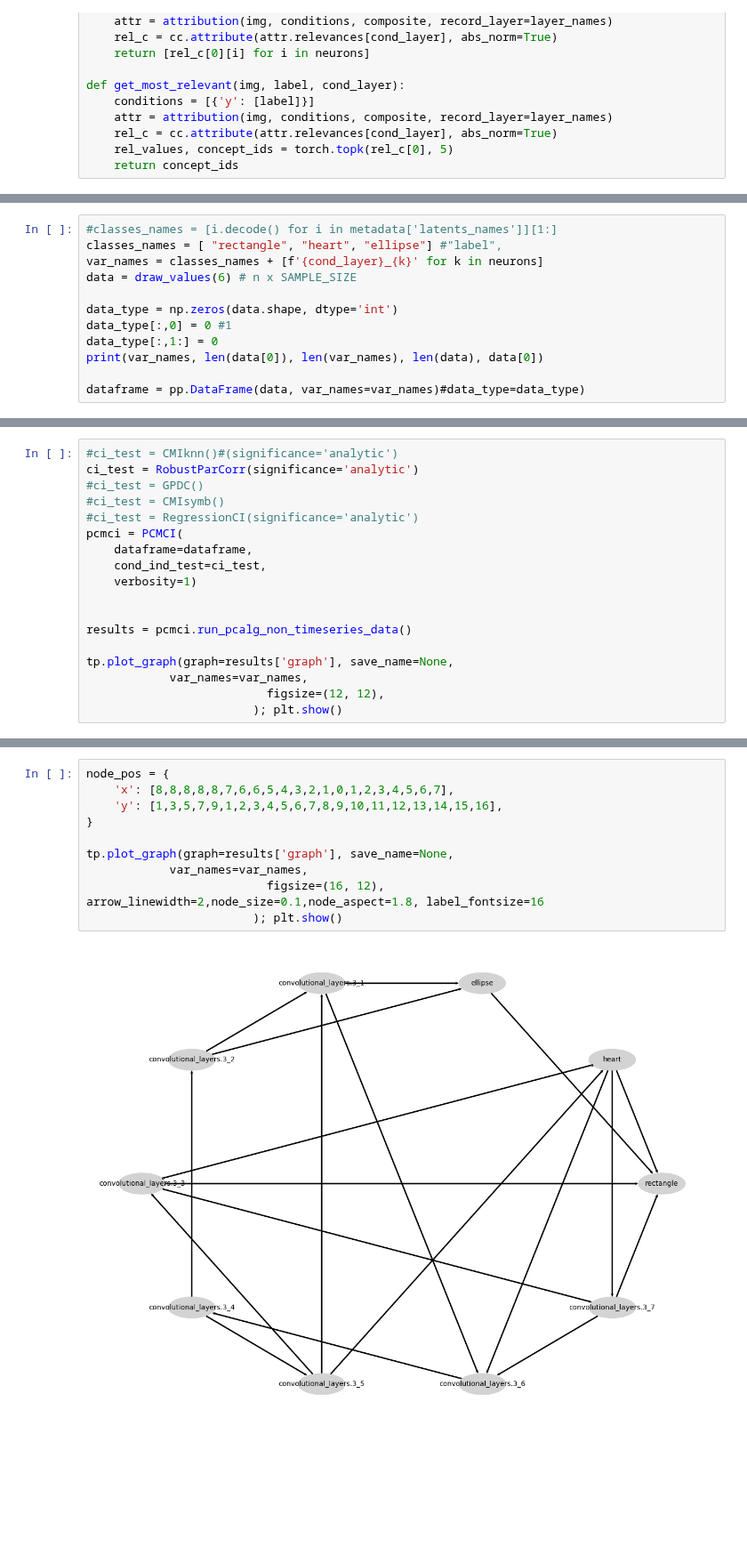
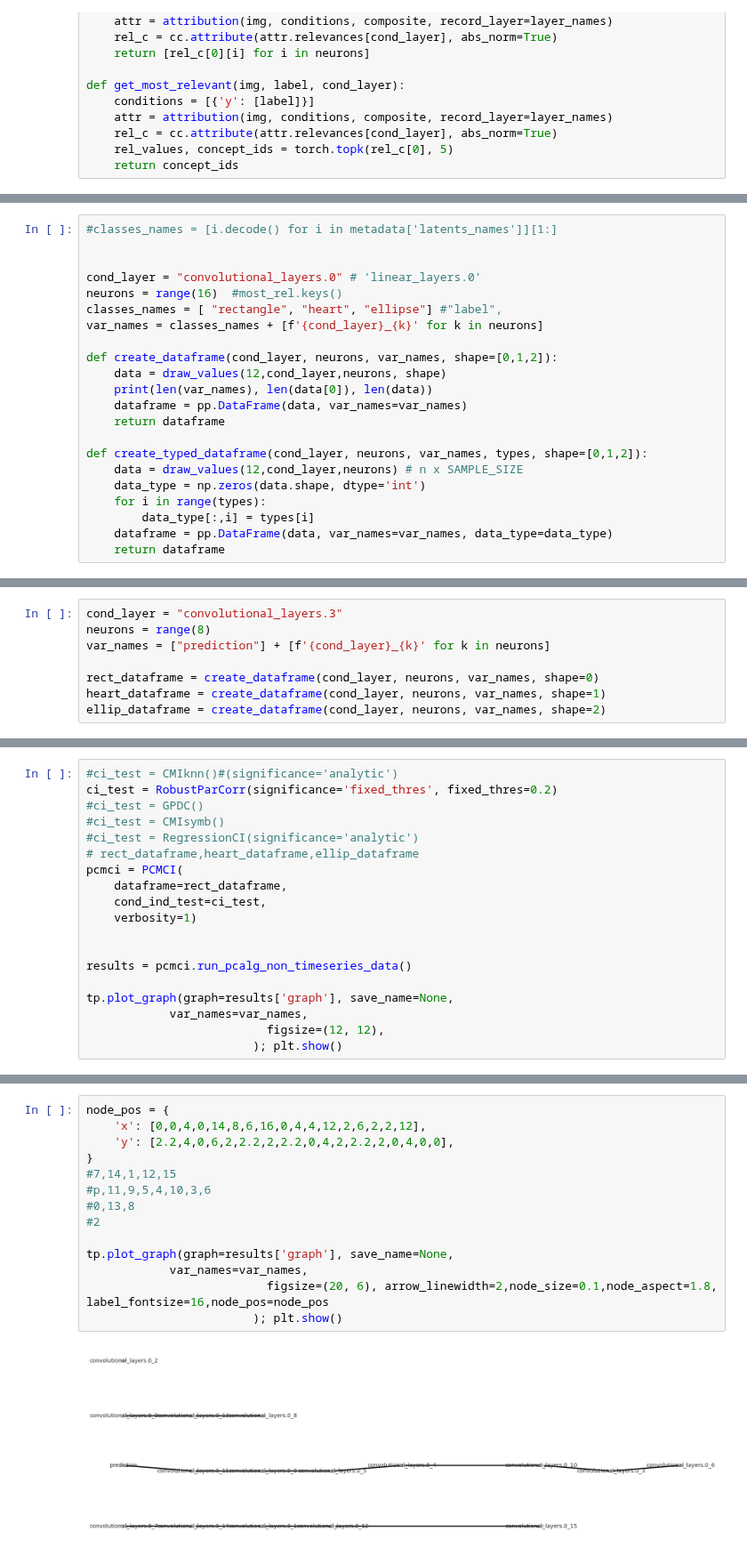
Before and after one commit to lillijo/xai-evaluation-master-thesis, a Jupyter notebook: causalCRP.ipynb, the cells around one changed output, grey strips where cells are left out. Shown at 89% size. Saved outputs shown, nothing was run; the diff lists cells and outputs as text; blank space fills up the shorter version.

```diff
--- a/causalCRP.ipynb
+++ b/causalCRP.ipynb
@@ -469,13 +466,23 @@ def draw_values(size):
     return np.array(variables, dtype=np.float64)
 # %%
 #classes_names = [i.decode() for i in metadata['latents_names']][1:]
+
+
+cond_layer = "convolutional_layers.0" # 'linear_layers.0'
+neurons = range(16)  #most_rel.keys()
 classes_names = [ "rectangle", "heart", "ellipse"] #"label",
 var_names = classes_names + [f'{cond_layer}_{k}' for k in neurons]
-data = draw_values(6) # n x SAMPLE_SIZE
 
-data_type = np.zeros(data.shape, dtype='int')
-data_type[:,0] = 0 #1
-data_type[:,1:] = 0
-print(var_names, len(data[0]), len(var_names), len(data), data[0])
+def create_dataframe(cond_layer, neurons, var_names, shape=[0,1,2]):
+    data = draw_values(12,cond_layer,neurons, shape)
+    print(len(var_names), len(data[0]), len(data))
+    dataframe = pp.DataFrame(data, var_names=var_names)
+    return dataframe
 
-dataframe = pp.DataFrame(data, var_names=var_names)#data_type=data_type)
+def create_typed_dataframe(cond_layer, neurons, var_names, types, shape=[0,1,2]):
+    data = draw_values(12,cond_layer,neurons) # n x SAMPLE_SIZE
+    data_type = np.zeros(data.shape, dtype='int')
+    for i in range(types):
+        data_type[:,i] = types[i]
+    dataframe = pp.DataFrame(data, var_names=var_names, data_type=data_type)
+    return dataframe
@@ -484,0 +489,8 @@ dataframe = pp.DataFrame(data, var_names=var_names)#data_type=data_type)
+# %%
+cond_layer = "convolutional_layers.3"
+neurons = range(8)
+var_names = ["prediction"] + [f'{cond_layer}_{k}' for k in neurons]
+
+rect_dataframe = create_dataframe(cond_layer, neurons, var_names, shape=0)
+heart_dataframe = create_dataframe(cond_layer, neurons, var_names, shape=1)
+ellip_dataframe = create_dataframe(cond_layer, neurons, var_names, shape=2)
@@ -497,11 +513,12 @@ plt.show()
 # %%
 #ci_test = CMIknn()#(significance='analytic')
-ci_test = RobustParCorr(significance='analytic')
+ci_test = RobustParCorr(significance='fixed_thres', fixed_thres=0.2)
 #ci_test = GPDC()
 #ci_test = CMIsymb()
 #ci_test = RegressionCI(significance='analytic')
+# rect_dataframe,heart_dataframe,ellip_dataframe
 pcmci = PCMCI(
-    dataframe=dataframe,
+    dataframe=rect_dataframe,
     cond_ind_test=ci_test,
     verbosity=1)
 
@@ -527,12 +544,16 @@ plot_grid(ref_c, figsize=(10, len(sel_neruons)))
 # %%
 node_pos = {
-    'x': [8,8,8,8,8,7,6,6,5,4,3,2,1,0,1,2,3,4,5,6,7],
-    'y': [1,3,5,7,9,1,2,3,4,5,6,7,8,9,10,11,12,13,14,15,16],
+    'x': [0,0,4,0,14,8,6,16,0,4,4,12,2,6,2,2,12],
+    'y': [2.2,4,0,6,2,2.2,2,2.2,0,4,2,2.2,2,0,4,0,0],
 }
+#7,14,1,12,15
+#p,11,9,5,4,10,3,6
+#0,13,8
+#2
 
 tp.plot_graph(graph=results['graph'], save_name=None,
             var_names=var_names,
-                          figsize=(16, 12), arrow_linewidth=2,node_size=0.1,node_aspect=1.8, label_fontsize=16
+                          figsize=(20, 6), arrow_linewidth=2,node_size=0.1,node_aspect=1.8, label_fontsize=16,node_pos=node_pos
                         ); plt.show()
 # %% [output]
-[figure, old version]
+[figure, new version]
```
Also changed, not shown: parts of 18 cells of this notebook, 3 other files.
